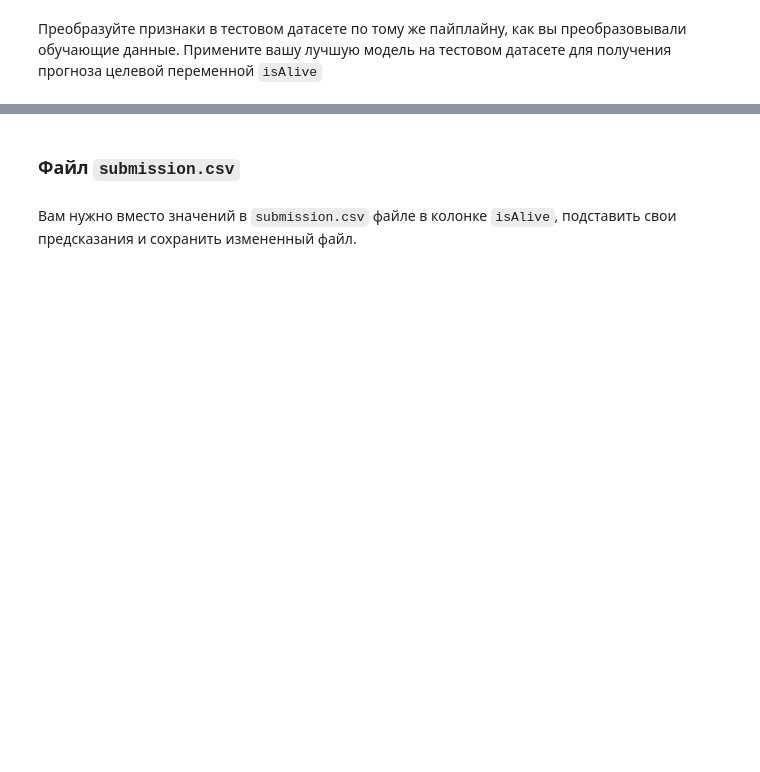
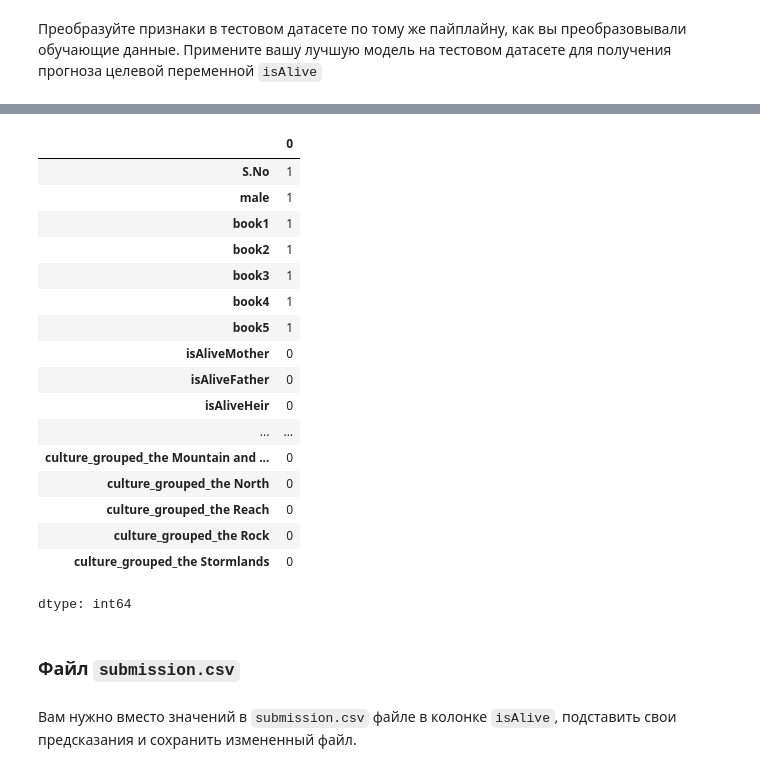
Before and after one commit to rodya-basmanov/DLS_course, a Jupyter notebook: week_01_ml_intro/Homework/hw_1_game_of_thrones.ipynb, the cells around one changed output, grey strips where cells are left out. Drawn from its saved outputs; the diff is of its cells as text; code cells hidden in the pictures; blank space fills up the shorter version.

```diff
--- a/week_01_ml_intro/Homework/hw_1_game_of_thrones.ipynb
+++ b/week_01_ml_intro/Homework/hw_1_game_of_thrones.ipynb
@@ -707,3 +916,24 @@ data_test.loc[1685, 'dateOfBirth'] = 278.
+# %%
+test_dummies.isnull().sum()
+# %% [output]
+|  | 0 |
+| S.No | 1 |
+| male | 1 |
+| book1 | 1 |
+| book2 | 1 |
+| book3 | 1 |
+| book4 | 1 |
+| book5 | 1 |
+| isAliveMother | 0 |
+| isAliveFather | 0 |
+| isAliveHeir | 0 |
+| ... | ... |
+| culture_grouped_the Mountain and ... | 0 |
+| culture_grouped_the North | 0 |
+| culture_grouped_the Reach | 0 |
+| culture_grouped_the Rock | 0 |
+| culture_grouped_the Stormlands | 0 |
+dtype: int64
 # %% [markdown]
 ### Файл `submission.csv`
 # %% [markdown]
```
Also changed, not shown: parts of 21 cells of this notebook.
